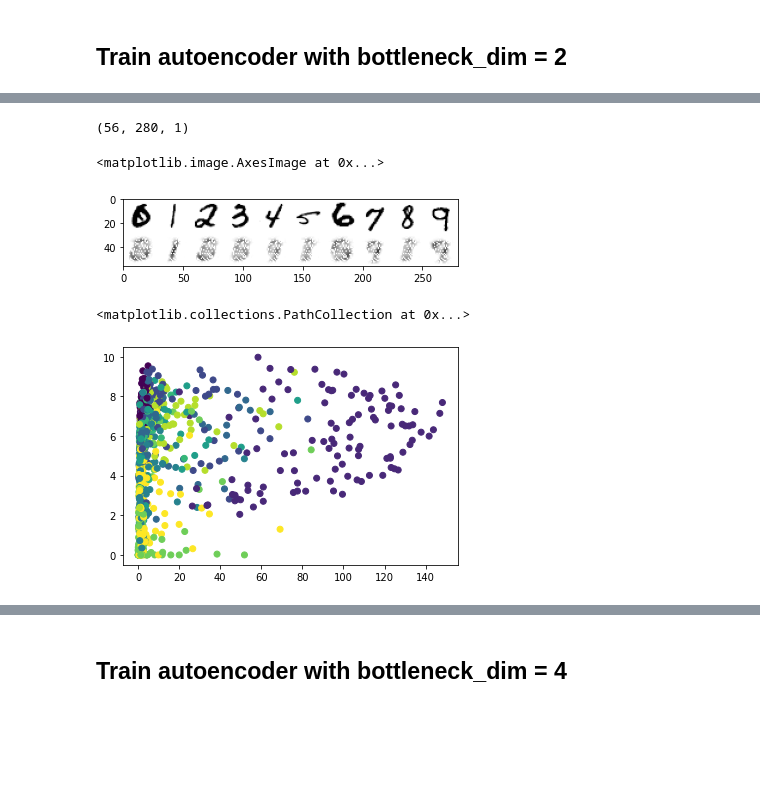
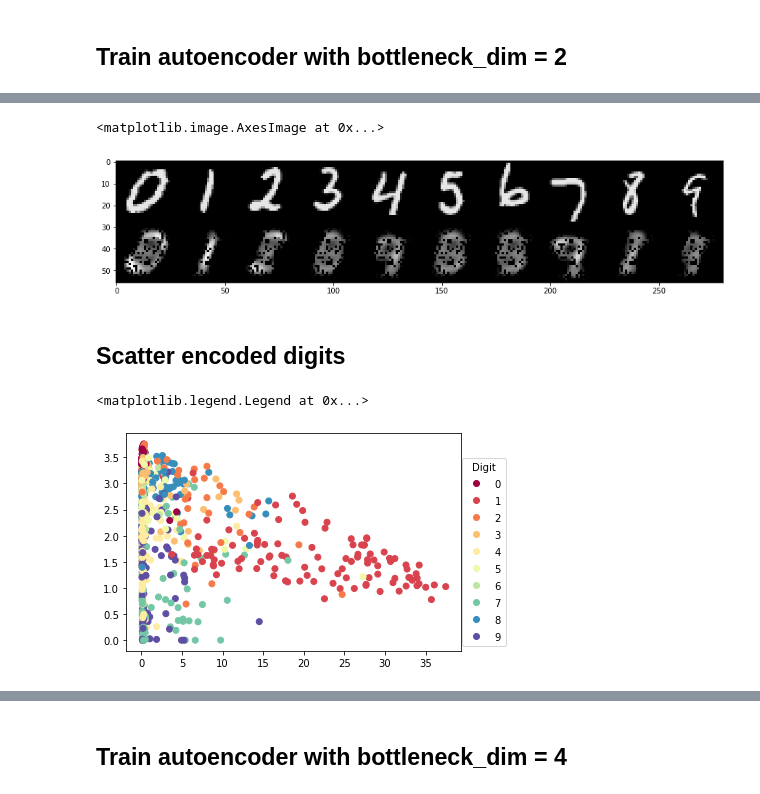
Before and after one commit to Janiak94/FFR135-ANN, a Jupyter notebook: Homework3/AutoEncoder/AutoEncoder.ipynb, the cells around one changed output, grey strips where cells are left out. Cells and saved outputs as stored; diff of their text form; code cells hidden in the pictures; blank space fills up the shorter version.

Commit message:
Added more plots

```diff
--- a/Homework3/AutoEncoder/AutoEncoder.ipynb
+++ b/Homework3/AutoEncoder/AutoEncoder.ipynb
@@ -61,7 +59,8 @@ autoencoder2.fit(
     y=ds['image'],
     verbose=1,
     shuffle=True,
-    batch_size=8192,
+    #batch_size=8192,
+    batch_size=128,
     epochs=800
 )
 # %% [output]
@@ -86,32 +85,33 @@ Epoch 800/800
 # %%
 encoder2 = autoencoder2.encoder
 decoder2 = autoencoder2.decoder
 
 images = ds['image'].numpy()
 labels = ds['label'].numpy()
 decoded_images = autoencoder2(ds['image']).numpy()
 
 image_examples = []
 decoder_examples = []
 # Pick random example from each label and merge
 # to see how the autoencoder handles the different digits
 for label in range(10):
     idx = np.random.choice(
         np.argwhere(labels==label).flatten()
     )
     image_examples.append(images[idx])
     decoder_examples.append(decoded_images[idx])
 image_examples = np.concatenate(tuple(image_examples), axis=1)
 decoder_examples = np.concatenate(tuple(decoder_examples), axis=1)
 
 all_examples = np.concatenate((image_examples, decoder_examples), axis=0)
-print(all_examples.shape)
 
-plt.imshow(all_examples, cmap='Greys')
+plt.figure(figsize=(15, 5))
+plt.imshow(1-all_examples[:,:,0], cmap='Greys')
 # %% [output]
-(56, 280, 1)
+<matplotlib.image.AxesImage at 0x...>
-<matplotlib.image.AxesImage at 0x...>
-[figure, old version]
+[figure, new version]
+# %% [markdown]
+## Scatter encoded digits
 # %%
 well_encoded_digits = ['0', '8', '9']
 
@@ -119,7 +119,9 @@ n_ex = 1000
 encoded_images = encoder2(ds['image'][0:n_ex]).numpy()
 labels = ds['label'][0:n_ex].numpy()
 
-plt.scatter(encoded_images[:,0], encoded_images[:,1], c=labels)
+fig, ax = plt.subplots()
+scatter = ax.scatter(encoded_images[:,0], encoded_images[:,1], c=labels, cmap="Spectral")
+ax.legend(*scatter.legend_elements(), loc="lower right", title="Digit", bbox_to_anchor=(1.15,0.0))
 # %% [output]
-<matplotlib.collections.PathCollection at 0x...>
+<matplotlib.legend.Legend at 0x...>
-[figure, old version]
+[figure, new version]
```
Also changed, not shown: parts of 6 cells of this notebook.
